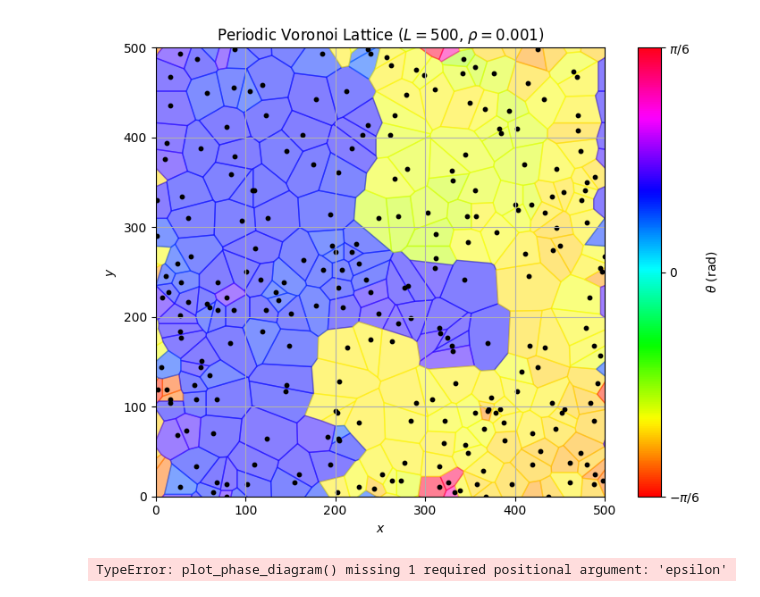
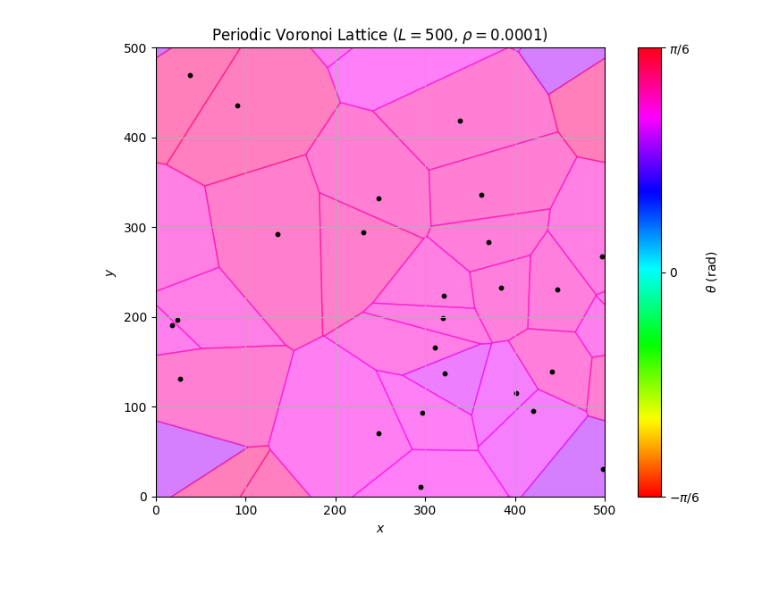
Before and after one commit to Ciciss1/TP, a Jupyter notebook: TP2/Simulation/test.ipynb, the cells around one changed output. Saved outputs shown, nothing was run; the diff lists cells and outputs as text; code cells hidden in the pictures.

```diff
--- a/TP2/Simulation/test.ipynb
+++ b/TP2/Simulation/test.ipynb
@@ -10,27 +10,27 @@ from Analyze_Observable import analyze_observable, plot_phase_diagram
 %autoreload 2
 # %%
 L = 500
-rho = 0.001
+rho = 0.0001
 
-T = 4
+T = 10
 alpha = 1.70
 beta_RS = -0.16
-epsilon = 0
+epsilon = 0.0
 
 vor = Voronoi.PeriodicVoronoi(L, rho)
 
 thetas, energy = MonteCarlo.monte_carlo(vor.theta, vor.adj_i, vor.adj_j, vor.adj_length, 1/T, epsilon, rho, alpha, beta_RS, 300_000)
 vor.theta = thetas
 vor.plot()
 plt.show()
 
 # graphene = Graphene.GrapheneCrystal(vor, a = 1.42)
 
 # graphene.save_crystal('results/graphene_test.npz')
 
 # graphene.plot_all()
 # plt.show()
 # %% [output]
-[figure, old version]
+[figure, new version]
 # %%
 epsilon = 0.0
@@ -41,31 +41,21 @@ analyze_observable(L, epsilon, rho, fig_size = 12, dot_size = 0.5, lw = 0.5)
 # %%
 phase_data = {
-    0: {
-        0.0005: {
-            "T" : [1, 2, 3, 4, 5, 6, 7, 8, 9, 10, 11, 12, 13, 14, 15, 16, 17, 18, 19, 20],
-            "phases" : ["s", "s", "s", "s", "s", "s", "s", "s", "h", "h", "h", "h", "h", "l", "l", "l", "l", "l", "l", "l"]
-        },
-        0.002: {
-            "T" : [1, 2, 3, 4, 5, 6, 7, 8, 9, 10],
-            "phases" : ["s", "s", "s", "h", "h", "h", "l", "l", "l", "l"]
-        },
-        0.004: {
-            "T" : [1, 2, 3, 4, 5, 6, 7, 8, 9, 10],
-            "phases" : ["s", "s", "s", "h", "l", "l", "l", "l", "l", "l"]
-        }
+    0.0001: {
+        "T" : [10, 20, 30],
+        "phases" : ["s", "h", "l"]
     },
-    0.5: {
-        0.002: {
-            "T" : [1, 2, 3, 4, 5, 6, 7, 8, 9, 10, 15, 17, 25, 30],
-            "phases" : ["s", "s", "s", "s", "s", "s", "s", "s", "s", "h", "h", "l", "l", "l"]
-        },
-        0.004: {
-            "T" : [1, 2, 3, 4, 5, 6, 7, 8, 9, 10, 11, 12, 13, 14, 15],
-            "phases" : ["s", "s", "s", "s", "s", "s", "h", "h", "h", "h", "h", "l", "l", "l", "l"]
-        }
+    0.0004: {
+        "T" : [7, 12, 15],
+        "phases" : ["s", "h", "l"]
+    },
+    0.0007: {
+        "T" : [6, 9, 12],
+        "phases" : ["s", "h", "l"]
+    },
+    0.001: {
+        "T" : [5, 7, 10],
+        "phases" : ["s", "h", "l"]
     }
 }
 
-plot_phase_diagram(phase_data)
+plot_phase_diagram(phase_data, epsilon = 0.0)
-# %% [output]
-TypeError: plot_phase_diagram() missing 1 required positional argument: 'epsilon'
```
Also changed, not shown: parts of 1 cell of this notebook, 5 other files.
